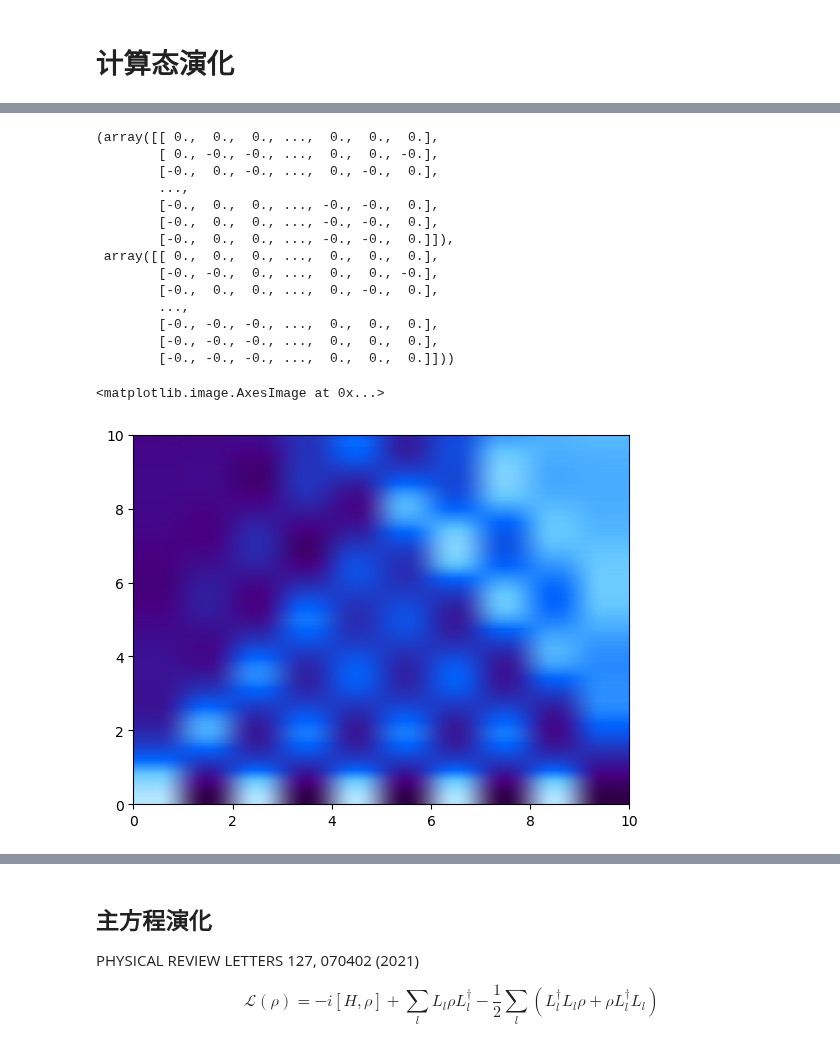
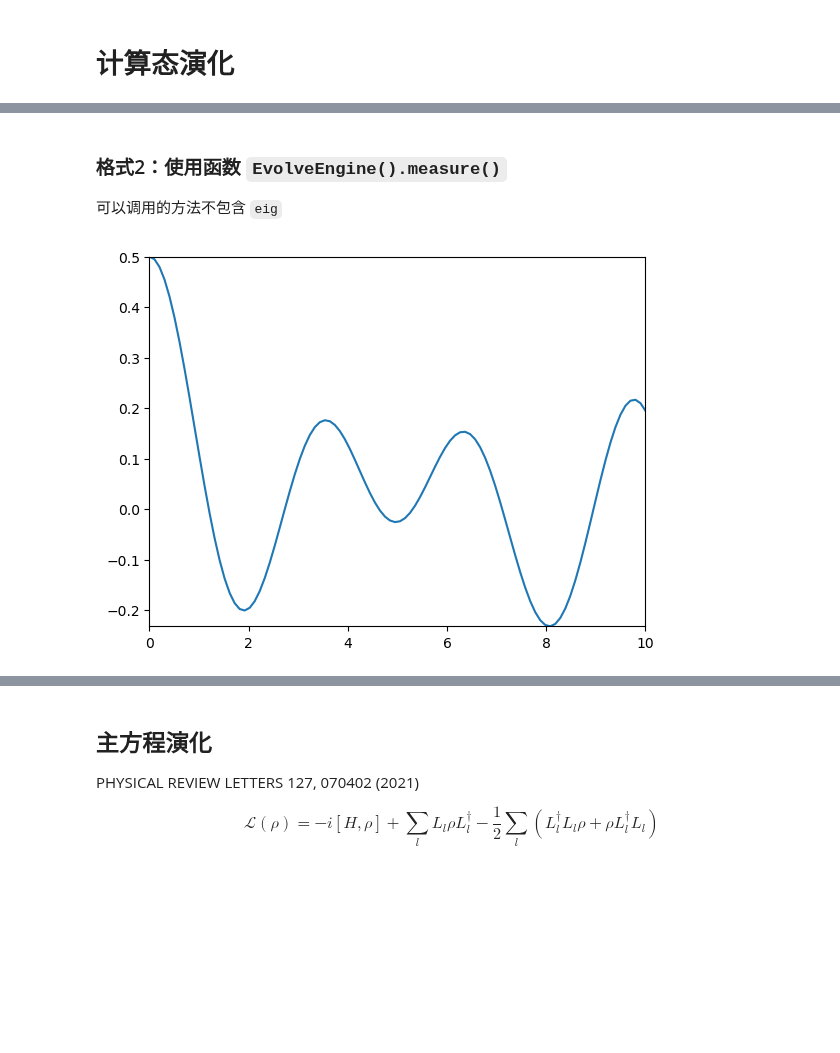
Before and after one commit to zhuhaodavid/quante, a Jupyter notebook: example/evolve.ipynb, the cells around one changed output, grey strips where cells are left out. Cells and saved outputs as stored; diff of their text form; code cells hidden in the pictures; blank space fills up the shorter version.

```diff
--- a/example/evolve.ipynb
+++ b/example/evolve.ipynb
@@ -5,62 +38,35 @@
+# %% [markdown]
+### 格式2：使用函数 `EvolveEngine().measure()`
+
+可以调用的方法不包含 `eig`
 # %%
+import numpy as np
 import quante as qt
-import numpy as np
 op = qt.generate.operas
-
-L = 10
-tlist = np.linspace(0, 10, 200)
+tlist = np.linspace(0, 10, 100)
 
 # Model
+L=10
 J, γ = 1., 0.1
 builder = op.SpinBuilder()
 for l in range(L-1):
     builder += "+-", [l+1, l], (J+γ)/2
     builder += "+-", [l, l+1], (J-γ)/2
 ham = builder.build()
 
 basis = qt.generate.basis.spin_basis(L=L)
-obsoper = [op.z(i) for i in range(L)]
+hammat = ham.to_matrix(basis=basis, sparse=True)
+
+# Observation
+obsmatlist = [op.z(L//2).to_matrix(basis, sparse=True)]
 init_state = qt.generate.state.neel(L=L, down_first=True)
 
-res = ham.evolve_and_measure(init_state, tlist, obsoper, basis=basis, method='cpu_mul', normalize=True)
-res1 = ham.evolve_and_measure(init_state, tlist, obsoper, basis=basis, method='eig', normalize=True)
-res2 = ham.evolve_and_measure(init_state, tlist, obsoper, basis=basis, method='gpu_mul', normalize=True)
-res - res1, res - res2
+# Plot
+evolve_engine = qt.linalg.EvolveEngine(
+    hammat, init_state, ts=tlist, method='cpu_mul', normalize=True
+)
+
+# evolve_engine.measure(obsmatlist);
+evolve_engine.plot_measure(obsmatlist);  # 使用 plot_measure 可以直接绘图
 # %% [output]
-(array([[ 0.,  0.,  0., ...,  0.,  0.,  0.],
-        [ 0., -0., -0., ...,  0.,  0., -0.],
-        [-0.,  0., -0., ...,  0., -0.,  0.],
-        ...,
-        [-0.,  0.,  0., ..., -0., -0.,  0.],
-        [-0.,  0.,  0., ..., -0., -0.,  0.],
-        [-0.,  0.,  0., ..., -0., -0.,  0.]]),
- array([[ 0.,  0.,  0., ...,  0.,  0.,  0.],
-        [-0., -0.,  0., ...,  0.,  0., -0.],
-        [-0.,  0.,  0., ...,  0., -0.,  0.],
-        ...,
-        [-0., -0., -0., ...,  0.,  0.,  0.],
-        [-0., -0., -0., ...,  0.,  0.,  0.],
-        [-0., -0., -0., ...,  0.,  0.,  0.]]))
+[figure, added]
-# %%
-# 可视化
-
-import matplotlib.pyplot as plt
-# from tqdm import tqdm
-from IPython.display import clear_output, display
-op = qt.generate.operas
-from matplotlib.colors import LinearSegmentedColormap
-colors = [
-    (48/255, 0/255, 70/255),   # 深紫色
-    (72/255, 0/255, 130/255),  # 紫
-    (50/255, 30/255, 160/255), # 紫蓝
-    (30/255, 60/255, 200/255), # 深蓝
-    (0/255, 100/255, 255/255), # 蓝色
-    (100/255, 200/255, 255/255), # 淡蓝
-    (180/255, 230/255, 255/255)  # 青色 / 浅青蓝
-]
-# 创建平滑渐变的 colormap，插值成 256 个颜色
-custom_cmap = LinearSegmentedColormap.from_list("smooth_purple_blue", colors, N=256)
-plt.imshow(res, aspect='auto', extent=(0, L, 0, 10), cmap=custom_cmap, origin='lower')  # 设置
-# %% [output]
-<matplotlib.image.AxesImage at 0x...>
-[figure, removed]
```
Also changed, not shown: parts of 15 cells of this notebook, 6 other files.
